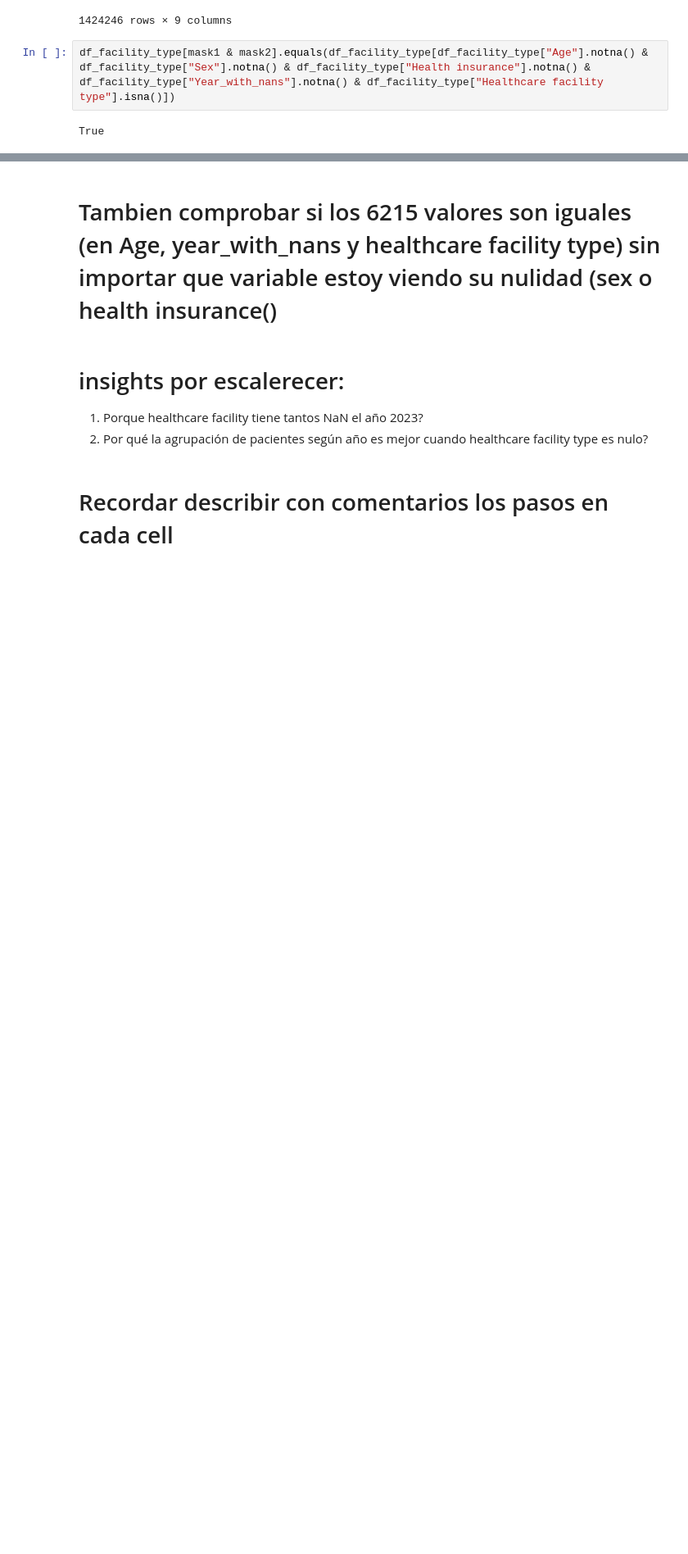
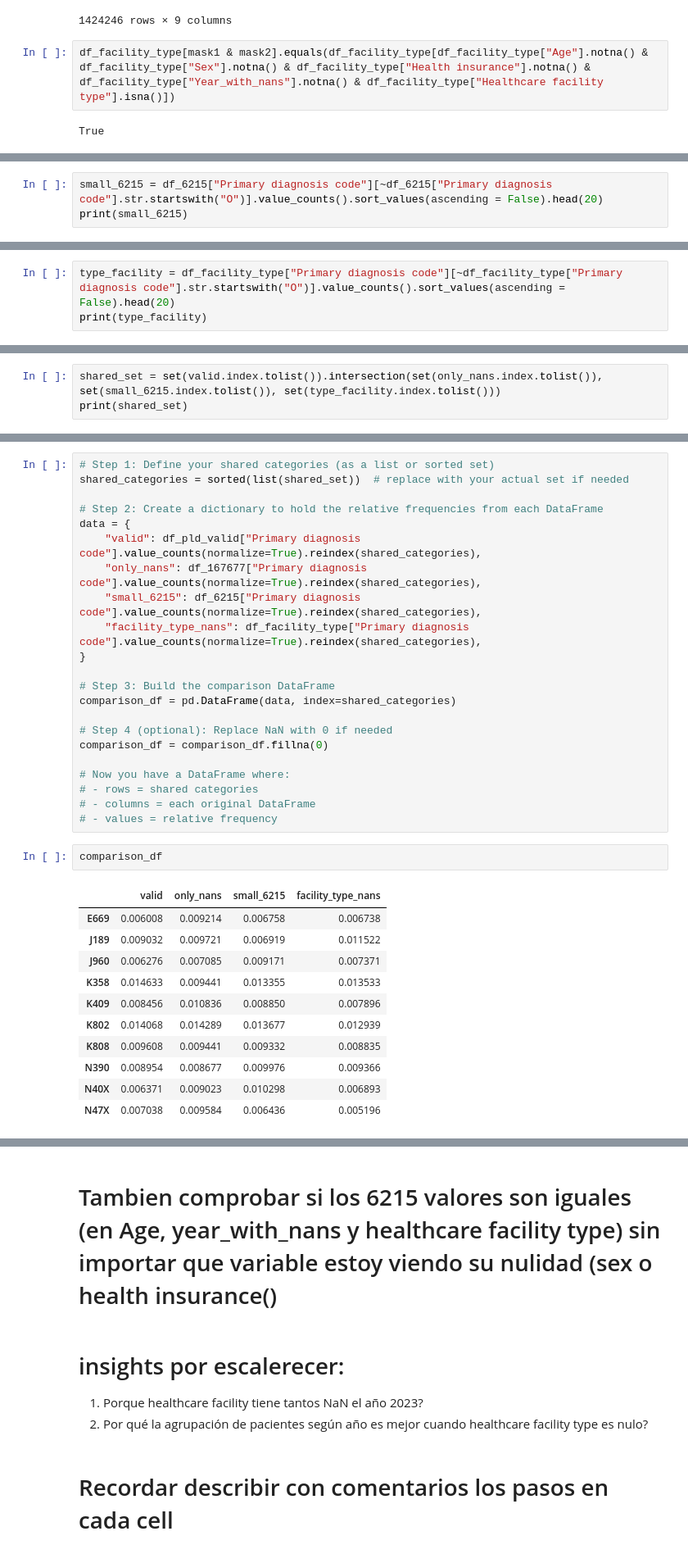
Before and after one commit to mirkopodunavak1996/EDAHospDischarges_Chile2001-2024, a Jupyter notebook: notebooks/Discharges_2021_2024_Cleaning.ipynb, the cells around one changed output, grey strips where cells are left out. Shown at 82% size. Saved outputs shown, nothing was run; the diff lists cells and outputs as text; blank space fills up the shorter version.

```diff
--- a/notebooks/Discharges_2021_2024_Cleaning.ipynb
+++ b/notebooks/Discharges_2021_2024_Cleaning.ipynb
@@ -1035,0 +1118,3 @@ True
+# %%
+small_6215 = df_6215["Primary diagnosis code"][~df_6215["Primary diagnosis code"].str.startswith("O")].value_counts().sort_values(ascending = False).head(20)
+print(small_6215)
@@ -1035,0 +1139,3 @@ True
+# %%
+type_facility = df_facility_type["Primary diagnosis code"][~df_facility_type["Primary diagnosis code"].str.startswith("O")].value_counts().sort_values(ascending = False).head(20)
+print(type_facility)
@@ -1035,0 +1160,3 @@ True
+# %%
+shared_set = set(valid.index.tolist()).intersection(set(only_nans.index.tolist()), set(small_6215.index.tolist()), set(type_facility.index.tolist()))
+print(shared_set)
@@ -1035,0 +1167,36 @@ True
+# %%
+# Step 1: Define your shared categories (as a list or sorted set)
+shared_categories = sorted(list(shared_set))  # replace with your actual set if needed
+
+# Step 2: Create a dictionary to hold the relative frequencies from each DataFrame
+data = {
+    "valid": df_pld_valid["Primary diagnosis code"].value_counts(normalize=True).reindex(shared_categories),
+    "only_nans": df_167677["Primary diagnosis code"].value_counts(normalize=True).reindex(shared_categories),
+    "small_6215": df_6215["Primary diagnosis code"].value_counts(normalize=True).reindex(shared_categories),
+    "facility_type_nans": df_facility_type["Primary diagnosis code"].value_counts(normalize=True).reindex(shared_categories),
+}
+
+# Step 3: Build the comparison DataFrame
+comparison_df = pd.DataFrame(data, index=shared_categories)
+
+# Step 4 (optional): Replace NaN with 0 if needed
+comparison_df = comparison_df.fillna(0)
+
+# Now you have a DataFrame where:
+# - rows = shared categories
+# - columns = each original DataFrame
+# - values = relative frequency
+# %%
+comparison_df
+# %% [output]
+|  | valid | only_nans | small_6215 | facility_type_nans |
+| E669 | 0.006008 | 0.009214 | 0.006758 | 0.006738 |
+| J189 | 0.009032 | 0.009721 | 0.006919 | 0.011522 |
+| J960 | 0.006276 | 0.007085 | 0.009171 | 0.007371 |
+| K358 | 0.014633 | 0.009441 | 0.013355 | 0.013533 |
+| K409 | 0.008456 | 0.010836 | 0.008850 | 0.007896 |
+| K802 | 0.014068 | 0.014289 | 0.013677 | 0.012939 |
+| K808 | 0.009608 | 0.009441 | 0.009332 | 0.008835 |
+| N390 | 0.008954 | 0.008677 | 0.009976 | 0.009366 |
+| N40X | 0.006371 | 0.009023 | 0.010298 | 0.006893 |
+| N47X | 0.007038 | 0.009584 | 0.006436 | 0.005196 |
```
Also changed, not shown: parts of 26 cells of this notebook.
